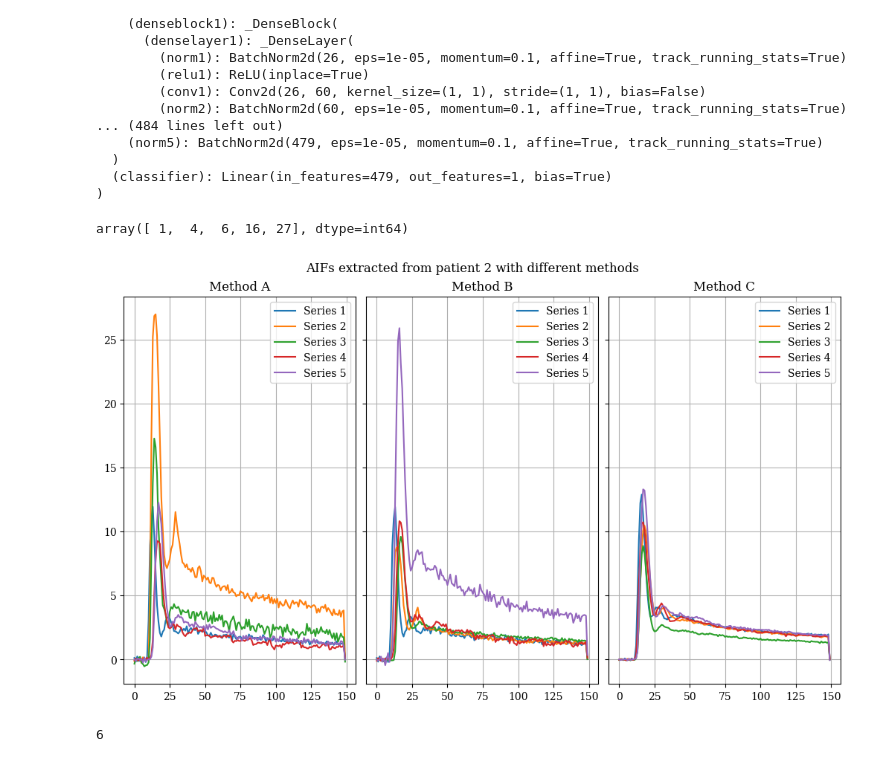
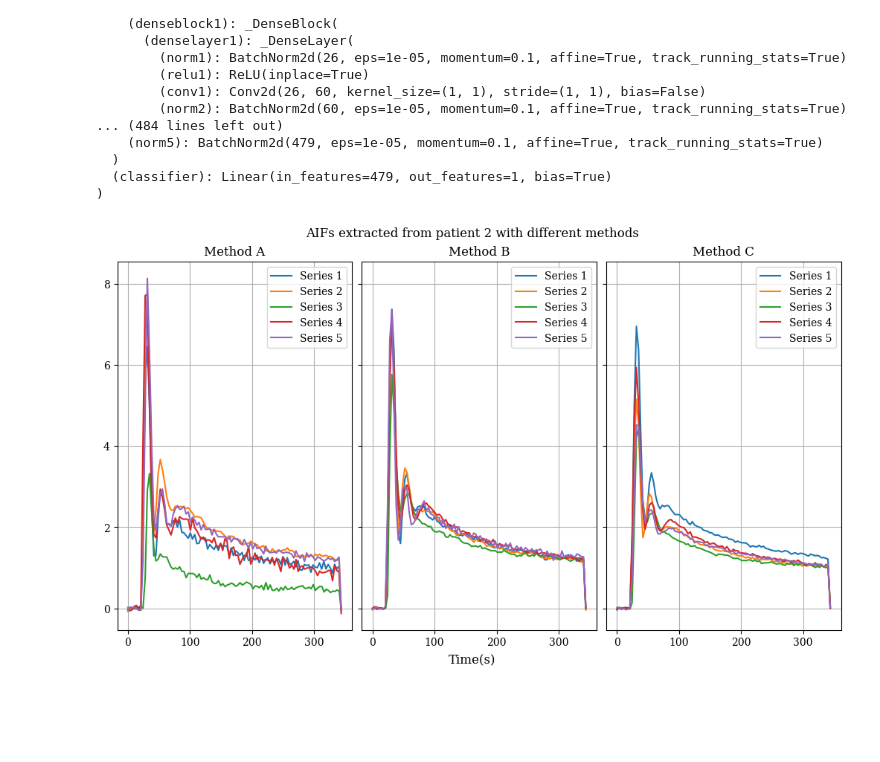
Before and after one commit to Skuvrik/Masterthesis, a Jupyter notebook: sailor_analysis.ipynb, the cells around one changed output. Drawn from its saved outputs; the diff is of its cells as text; code cells hidden in the pictures; blank space fills up the shorter version.

```diff
--- a/sailor_analysis.ipynb
+++ b/sailor_analysis.ipynb
@@ -220,14 +220,9 @@ def get_MCA_prediction(model, data: pd.DataFrame, intensities: np.array, device:
     slices = data.loc[(data['Patient'] == patient) &
                       (data['Volume'] == volume)].copy()
     slice_preds = []
-    info = {}
     for i, (_, slice) in enumerate(slices.iterrows()):
         slice_num = slice['Slice']
         image = pdc.dcmread(slice['ImagePath'])
-        if i == 3:
-            info['FA'] = image.FlipAngle
-            info['TR'] = image.RepetitionTime
-            info['TD'] = image.EchoTime
         image = crop_image(image.pixel_array, crop)
         image = image/np.max(image)
         image = np.expand_dims(image, axis=(0, 1))
@@ -238,11 +233,11 @@ def get_MCA_prediction(model, data: pd.DataFrame, intensities: np.array, device:
     if pred_type == "single":
         slice_preds = sorted(slice_preds, key=itemgetter(0), reverse=True)
         idx = len(slice_preds) // 2
-        return [slice_preds[idx][0]], info
+        return [slice_preds[idx][0]]
     elif pred_type == "sigmoid":
         slice_preds = sorted(slice_preds, key=itemgetter(1), reverse=True)
-        return [slice_preds[0][0]], info
-    return [i[0] for i in slice_preds], info
+        return [slice_preds[0][0]]
+    return [i[0] for i in slice_preds]
 
 
 def get_image_volume(image_data, patient, series, slice_idx):
@@ -284,6 +279,8 @@ def get_info(serie):
     info['FA'] = image.FlipAngle
     info['TR'] = image.RepetitionTime
     info['TD'] = image.EchoTime
+    info['TemporalResolution'] = float(
+        image.AcquisitionDuration) / float(image.NumberOfTemporalPositions)
     return info
 
 
@@ -300,7 +297,7 @@ def extract_AIF_mouridsen(images, SEED: int):
     return curves, mask
 
 
-def new_single_eval_curve(model, image_data: pd.DataFrame, patients, vol_intensities: np.ndarray, device: str, seed: int, crop: float, pred_type: str):
+def new_single_eval_curve(model, image_data: pd.DataFrame, patients, vol_intensities: np.ndarray, device: str, seed: int, detect_crop: float, extract_crop: float, pred_type: str):
     if pred_type not in ["single", "all", "global", "sigmoid"]:
         raise Exception(
             f"Arg: one_pred must be one of \"single\", \"all\", \"global\", \"sigmoid\". Given argument: \"{pred_type}\"")
@@ -314,17 +311,17 @@ def new_single_eval_curve(model, image_data: pd.DataFrame, patients, vol_intensi
         images = image_data[image_data['Patient'] == patient]
         for s in np.unique(images['Series']):
             serie = images[images['Series'] == s]
+            slice_info = get_info(serie)
 
             if pred_type == 'global':
                 MCA_slices = np.unique(images['Slice'])
-                slice_info = get_info(serie)
                 filtered_slices = filter_slices_on_mca_prediction(
-                    serie, patient, s,  MCA_slices, crop)
+                    serie, patient, s,  MCA_slices, extract_crop)
             else:
-                MCA_slices, slice_info = get_MCA_prediction(
-                    model, serie, vol_intensities, device, 0.7, pred_type)
+                MCA_slices = get_MCA_prediction(
+                    model, serie, vol_intensities, device, detect_crop, pred_type)
                 filtered_slices = filter_slices_on_mca_prediction(
-                    serie, patient, s, MCA_slices, crop)
+                    serie, patient, s, MCA_slices, extract_crop)
 
             pred_curves, pred_mask = extract_AIF_mouridsen(
                 filtered_slices, seed)
@@ -346,54 +343,52 @@ def new_single_eval_curve(model, image_data: pd.DataFrame, patients, vol_intensi
 # %%
 from utils.model_utils import get_pred_curves
 
-p, i, m = new_single_eval_curve(model=model, image_data=test_images, patients=np.unique(test_images['Patient']), vol_intensities=intensities,
-                                device=device, seed=SEED, crop=0.7, pred_type='sigmoid')
+p_s, i_s, m_s = new_single_eval_curve(model=model, image_data=test_images, patients=np.unique(test_images['Patient']), vol_intensities=intensities,
+                                      device=device, seed=SEED, detect_crop=0.7, extract_crop=0.7, pred_type='sigmoid')
 # %%
 p_a, i_a, m_a = new_single_eval_curve(model=model, image_data=test_images, patients=np.unique(test_images['Patient']), vol_intensities=intensities,
-                                      device=device, seed=SEED, crop=0.7, pred_type='all')
+                                      device=device, seed=SEED, detect_crop=0.7, extract_crop=0.7, pred_type='all')
 # %%
 p_g, i_g, m_g = new_single_eval_curve(model=model, image_data=test_images, patients=np.unique(test_images['Patient']), vol_intensities=intensities,
-                                      device=device, seed=SEED, crop=0.7, pred_type='global')
+                                      device=device, seed=SEED, detect_crop=0.7, extract_crop=0.7, pred_type='global')
-# %%
-np.unique(test_images['Patient'])
-# %% [output]
-array([ 1,  4,  6, 16, 27], dtype=int64)
 # %%
 import matplotlib.pyplot as plt
 from utils.signal_conversion import SR_s2r
 
 
 def plot_curve_series(p, pas):
     fig = plt.figure(figsize=(6, 6))
     pas_p = p[pas]
     for series_key in list(pas_p.keys()):
         curve = np.average(pas_p[series_key], axis=0)
         plt.plot(SR_s2r(curve),
                  label=f"Series {series_key}")
     plt.title(f"AIFs for patient {pas}")
     plt.legend(loc='upper right')
 
 
-def compare_plots(p, p_a, p_g, pas):
+def compare_plots(p, i, p_a, i_a, p_g, i_g, pas):
     plt.rcParams["font.family"] = "serif"
     plt.rcParams["mathtext.fontset"] = "dejavuserif"
     fig, axs = plt.subplots(
         1, 3, sharey=True, figsize=(10, 6), layout='constrained')
-    for ax, data, label in zip(axs, [p, p_a, p_g], ['Method A', 'Method B', 'Method C']):
+    for ax, data, info, label in zip(axs, [p, p_a, p_g], [i, i_a, i_g], ['Method A', 'Method B', 'Method C']):
         pas_p = data[pas]
         for series_key in list(pas_p.keys()):
+            resolution = info[pas][series_key]['TemporalResolution']
             curve = np.average(pas_p[series_key], axis=0)
-            ax.plot(SR_s2r(curve),
+            ax.plot([i*resolution for i in range(len(curve))], SR_s2r(curve),
                     label=f"Series {series_key}")
         ax.set_title(f"{label}")
         ax.legend(loc='upper right')
         ax.grid()
     fig.suptitle('AIFs extracted from patient 2 with different methods')
+    fig.supxlabel('Time(s)')
 
 
-compare_plots(p, p_a, p_g, 27)
+compare_plots(p_s, i_s, p_a, i_a, p_g, i_g, 4)
 # %% [output]
-[figure, old version]
+[figure, new version]
 # %%
 from utils.datahandling_utils import crop_image
 def get_image(image_data, intensities, patient, series, slice_idx, crop=0.7):
@@ -434,10 +429,6 @@ def print_curves_and_coords(p, m, patient, image_data, intensities):
         ax[i,1].axis('off')
     # plt.tight_layout()
     plt.show()
-# %%
-m[1][1][1][0]
-# %% [output]
-6
 # %%
 def compare_coords(m, m_a, m_g, pas, test_images, intensities):
     rows = len(m[pas])
```
Also changed, not shown: parts of 30 cells of this notebook, 3 other files.
